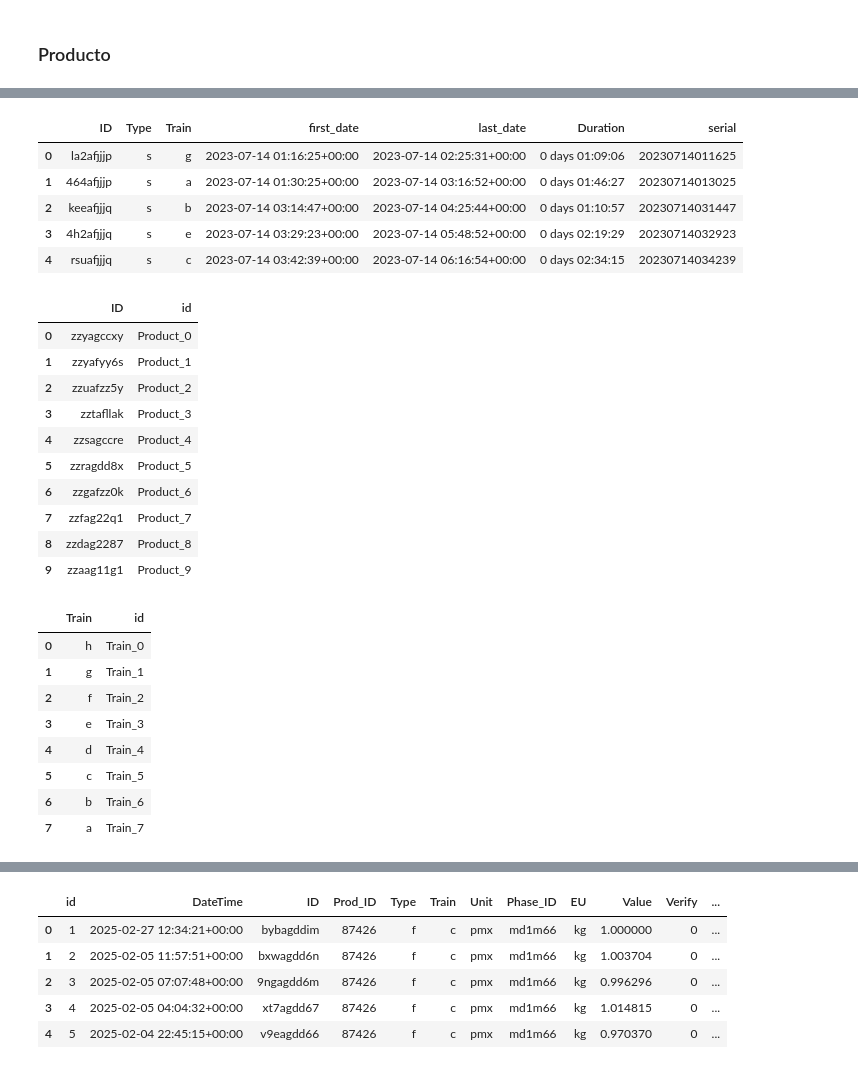
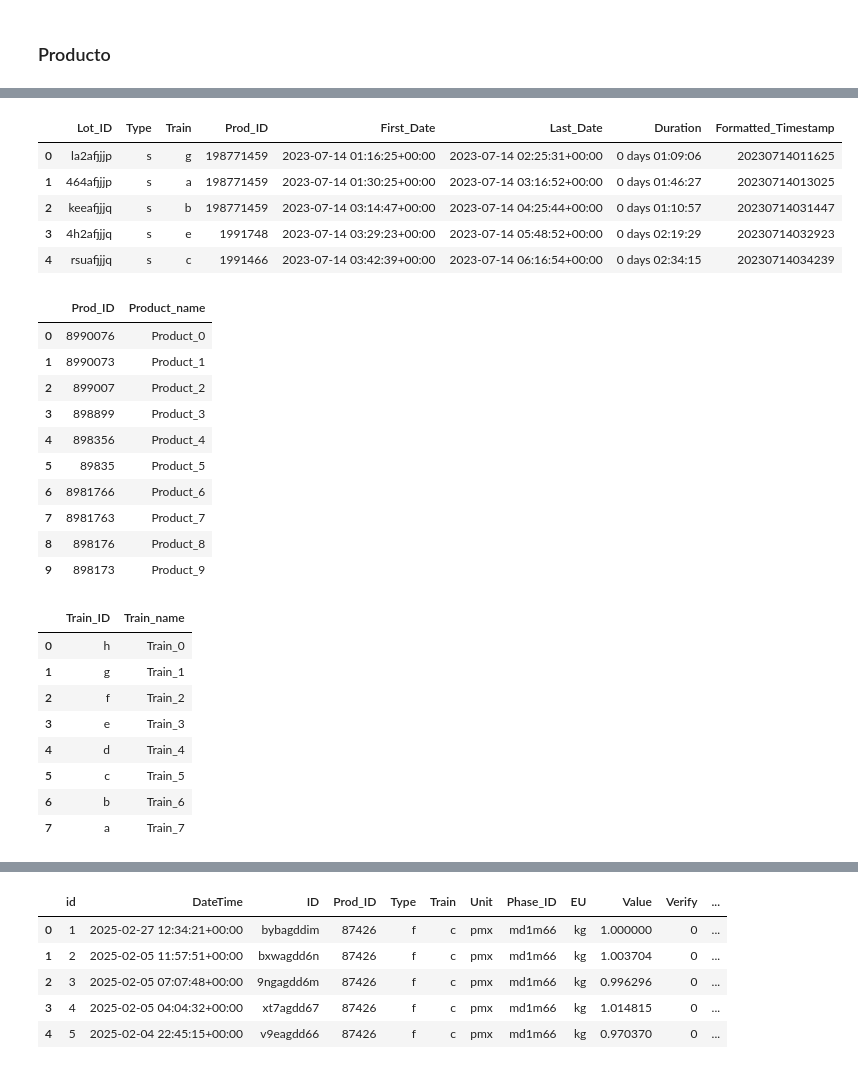
Before and after one commit to ygalves/ETL_project, a Jupyter notebook: ETLprj_transform.ipynb, the cells around one changed output, grey strips where cells are left out. Cells and saved outputs as stored; diff of their text form; code cells hidden in the pictures.

```diff
--- a/ETLprj_transform.ipynb
+++ b/ETLprj_transform.ipynb
@@ -673,2 +674,15 @@ df_events.tail(10)
 # %% [markdown]
 ### Producto
+# %%
+# definir nuevo dataframe para los Lotes
+df_Prods = pd.DataFrame()
+
+# llevar a eventos los registros de tiempo del dataset original
+df_Prods = df['Prod_ID'].drop_duplicates().sort_values(ascending=False).reset_index(drop=True).to_frame()
+
+df_Prods = df_Prods.rename(columns={'ID': 'Prod_ID'})
+
+# Crear una nueva columna 'Producto' con el formato "producto_x" donde x es el índice
+df_Prods['Product_name'] = 'Product_' + df_Prods.index.astype(str)
+
+df_Prods.head(10)
@@ -675,59 +701,66 @@ df_events.tail(10)
 # %%
 # filtra únicamente las columnas 'ID' y 'DateTime'
-df_sub = df[['ID', 'DateTime', 'Type', 'Train']].copy().sort_values(by=['DateTime'], ascending=True)
+df_sub = df[['ID', 'DateTime', 'Type', 'Train', 'Prod_ID']].copy().sort_values(by=['DateTime'], ascending=True)
+
+df_sub = df_sub.rename(columns={'ID': 'Lot_ID'})
 
 # Asegúrate de que 'DateTime' esté en formato datetime
 df_sub['DateTime'] = pd.to_datetime(df_sub['DateTime'])
 
 # Agrupar por 'ID' y obtener la fecha mínima (primera) y la fecha máxima (última)
-df_Lots = df_sub.groupby('ID', as_index=False).agg(
+df_Lots = df_sub.groupby('Lot_ID', as_index=False).agg(
     Type       = ('Type', 'first'),
     Train      = ('Train', 'first'),
-    first_date = ('DateTime', 'min'),
-    last_date = ('DateTime', 'max')
+    Prod_ID    = ('Prod_ID', 'first'),
+    First_Date = ('DateTime', 'min'),
+    Last_Date  = ('DateTime', 'max')
 )
+
+df_Lots['Prod_name'] = df_Prods['Product_name']
 
 
 # Ordenar el DataFrame resultante de forma descendente por 'first_date'
-df_Lots = df_Lots.sort_values(by='first_date', ascending=True).reset_index(drop=True)
+df_Lots = df_Lots.sort_values(by='First_Date', ascending=True).reset_index(drop=True)
 
 # Calcular la duración como la diferencia entre last_date y first_date
-df_Lots['Duration'] = df_Lots['last_date'] - df_Lots['first_date']
+df_Lots['Duration'] = df_Lots['Last_Date'] - df_Lots['First_Date']
 
 # Calcular la duración como la diferencia entre last_date y first_date
-df_Lots['serial'] = df_Lots["first_date"].dt.strftime('%Y%m%d%H%M%S')
+df_Lots['Formatted_Timestamp'] = df_Lots["First_Date"].dt.strftime('%Y%m%d%H%M%S')
 
 df_Lots.head(5)
 # %% [output]
-|  | ID | Type | Train | first_date | last_date | Duration | serial |
-| 0 | la2afjjjp | s | g | 2023-07-14 01:16:25+00:00 | 2023-07-14 02:25:31+00:00 | 0 days 01:09:06 | 20230714011625 |
-| 1 | 464afjjjp | s | a | 2023-07-14 01:30:25+00:00 | 2023-07-14 03:16:52+00:00 | 0 days 01:46:27 | 20230714013025 |
-| 2 | keeafjjjq | s | b | 2023-07-14 03:14:47+00:00 | 2023-07-14 04:25:44+00:00 | 0 days 01:10:57 | 20230714031447 |
-| 3 | 4h2afjjjq | s | e | 2023-07-14 03:29:23+00:00 | 2023-07-14 05:48:52+00:00 | 0 days 02:19:29 | 20230714032923 |
-| 4 | rsuafjjjq | s | c | 2023-07-14 03:42:39+00:00 | 2023-07-14 06:16:54+00:00 | 0 days 02:34:15 | 20230714034239 |
+|  | Lot_ID | Type | Train | Prod_ID | First_Date | Last_Date | Duration | Formatted_Timestamp |
+| 0 | la2afjjjp | s | g | 198771459 | 2023-07-14 01:16:25+00:00 | 2023-07-14 02:25:31+00:00 | 0 days 01:09:06 | 20230714011625 |
+| 1 | 464afjjjp | s | a | 198771459 | 2023-07-14 01:30:25+00:00 | 2023-07-14 03:16:52+00:00 | 0 days 01:46:27 | 20230714013025 |
+| 2 | keeafjjjq | s | b | 198771459 | 2023-07-14 03:14:47+00:00 | 2023-07-14 04:25:44+00:00 | 0 days 01:10:57 | 20230714031447 |
+| 3 | 4h2afjjjq | s | e | 1991748 | 2023-07-14 03:29:23+00:00 | 2023-07-14 05:48:52+00:00 | 0 days 02:19:29 | 20230714032923 |
+| 4 | rsuafjjjq | s | c | 1991466 | 2023-07-14 03:42:39+00:00 | 2023-07-14 06:16:54+00:00 | 0 days 02:34:15 | 20230714034239 |
 # %%
 # definir nuevo dataframe para los Lotes
 df_Prods = pd.DataFrame()
 
 # llevar a eventos los registros de tiempo del dataset original
-df_Prods = df['ID'].drop_duplicates().sort_values(ascending=False).reset_index(drop=True).to_frame()
+df_Prods = df['Prod_ID'].drop_duplicates().sort_values(ascending=False).reset_index(drop=True).to_frame()
+
+df_Prods = df_Prods.rename(columns={'ID': 'Prod_ID'})
 
 # Crear una nueva columna 'Producto' con el formato "producto_x" donde x es el índice
-df_Prods['id'] = 'Product_' + df_Prods.index.astype(str)
+df_Prods['Product_name'] = 'Product_' + df_Prods.index.astype(str)
 
 df_Prods.head(10)
 # %% [output]
-|  | ID | id |
-| 0 | zzyagccxy | Product_0 |
-| 1 | zzyafyy6s | Product_1 |
-| 2 | zzuafzz5y | Product_2 |
-| 3 | zztafllak | Product_3 |
-| 4 | zzsagccre | Product_4 |
-| 5 | zzragdd8x | Product_5 |
-| 6 | zzgafzz0k | Product_6 |
-| 7 | zzfag22q1 | Product_7 |
-| 8 | zzdag2287 | Product_8 |
-| 9 | zzaag11g1 | Product_9 |
+|  | Prod_ID | Product_name |
+| 0 | 8990076 | Product_0 |
+| 1 | 8990073 | Product_1 |
+| 2 | 899007 | Product_2 |
+| 3 | 898899 | Product_3 |
+| 4 | 898356 | Product_4 |
+| 5 | 89835 | Product_5 |
+| 6 | 8981766 | Product_6 |
+| 7 | 8981763 | Product_7 |
+| 8 | 898176 | Product_8 |
+| 9 | 898173 | Product_9 |
 # %%
 # definir nuevo dataframe para los Lotes
 df_Train= pd.DataFrame()
@@ -735,12 +768,14 @@ df_Train= pd.DataFrame()
 # llevar a eventos los registros de tiempo del dataset original
 df_Train = df['Train'].drop_duplicates().sort_values(ascending=False).reset_index(drop=True).to_frame()
 
+df_Train = df_Train.rename(columns={'Train': 'Train_ID'})
+
 # Crear una nueva columna 'Producto' con el formato "producto_x" donde x es el índice
-df_Train['id'] = 'Train_' + df_Train.index.astype(str)
+df_Train['Train_name'] = 'Train_' + df_Train.index.astype(str)
 
 df_Train.head(10)
 # %% [output]
-|  | Train | id |
+|  | Train_ID | Train_name |
 | 0 | h | Train_0 |
 | 1 | g | Train_1 |
 | 2 | f | Train_2 |
```
Also changed, not shown: parts of 6 cells of this notebook, 1 other file.
